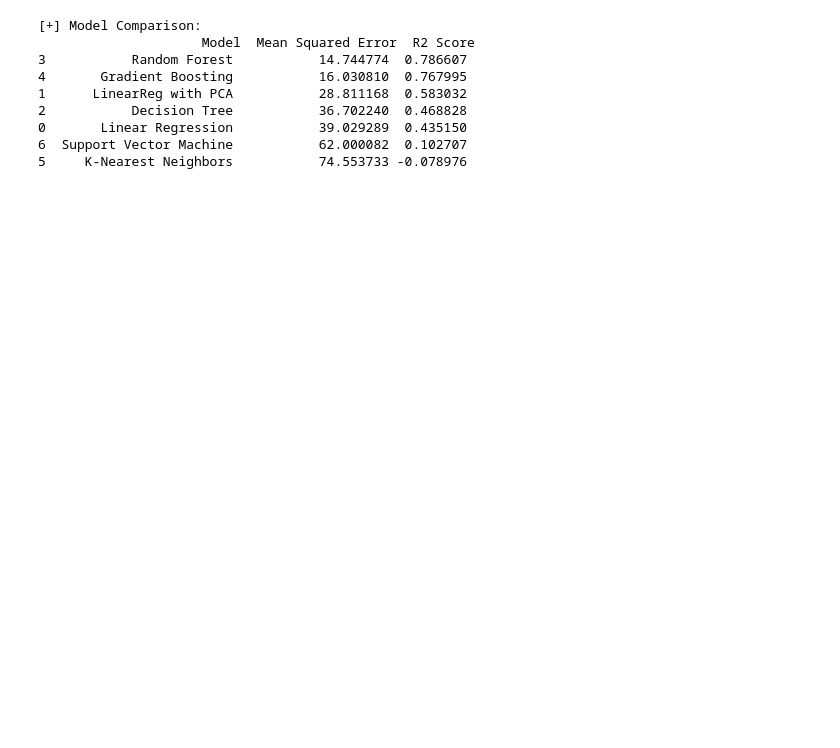
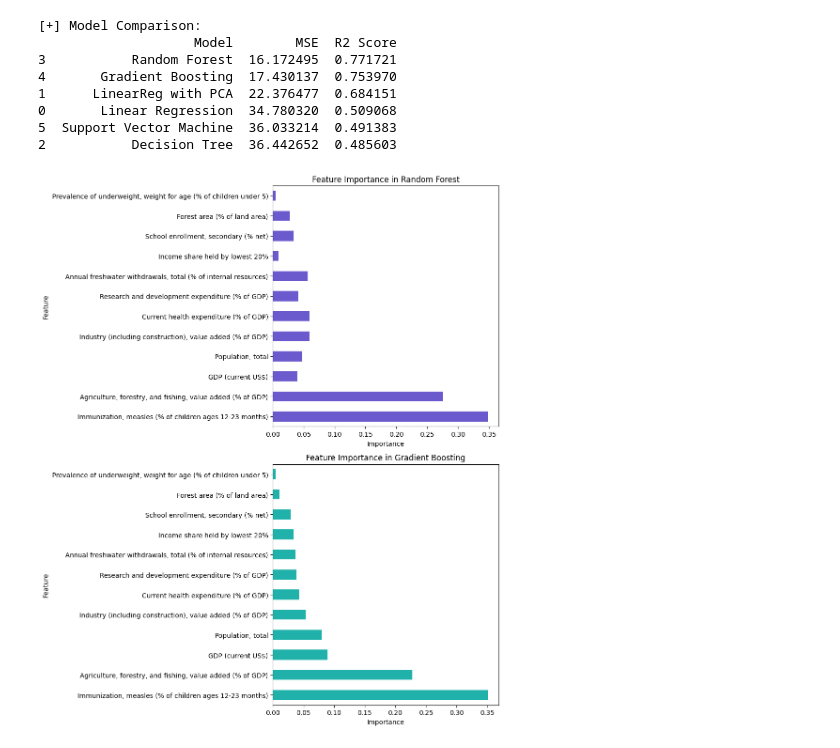
Before and after one commit to LiferLifer/EE340_SLforDS_Final_Project, a Jupyter notebook: project_01/task5.ipynb, the cells around one changed output. Cells and saved outputs as stored; diff of their text form; code cells hidden in the pictures; blank space fills up the shorter version.

```diff
--- a/project_01/task5.ipynb
+++ b/project_01/task5.ipynb
@@ -345,20 +344,47 @@ print("\n[+] R2 Score (Support Vector Machine):\n", r2_svm)
 # Compare the performance of different models
 
 # create a DataFrame for the results
-models = ['Linear Regression', 'LinearReg with PCA', 'Decision Tree', 'Random Forest', 'Gradient Boosting', 'K-Nearest Neighbors', 'Support Vector Machine']
-mse_values = [mse, best_mse, mse_tree, mse_forest, mse_gb, mse_knn, mse_svm]
-r2_values = [r2, best_r2, r2_tree, r2_forest, r2_gb, r2_knn, r2_svm]
+models = ['Linear Regression', 'LinearReg with PCA', 'Decision Tree', 'Random Forest', 'Gradient Boosting', 'Support Vector Machine']
+mse_values = [mse_lr, mse_pca_lr, mse_dt, mse_rf, mse_gb, mse_svm]
+r2_values = [r2_lr, r2_pca_lr, r2_dt, r2_rf, r2_gb, r2_svm]
 
-results = pd.DataFrame({'Model': models, 'Mean Squared Error': mse_values, 'R2 Score': r2_values})
+results = pd.DataFrame({'Model': models, 'MSE': mse_values, 'R2 Score': r2_values})
 results = results.sort_values(by='R2 Score', ascending=False)
-print("\n[+] Model Comparison:\n", results)
+print("\n[+] Model Comparison:")
+print(results)
 # %% [output]
 [+] Model Comparison:
-                     Model  Mean Squared Error  R2 Score
-3           Random Forest           14.744774  0.786607
-4       Gradient Boosting           16.030810  0.767995
-1      LinearReg with PCA           28.811168  0.583032
-2           Decision Tree           36.702240  0.468828
-0       Linear Regression           39.029289  0.435150
-6  Support Vector Machine           62.000082  0.102707
-5     K-Nearest Neighbors           74.553733 -0.078976
+                    Model        MSE  R2 Score
+3           Random Forest  16.172495  0.771721
+4       Gradient Boosting  17.430137  0.753970
+1      LinearReg with PCA  22.376477  0.684151
+0       Linear Regression  34.780320  0.509068
+5  Support Vector Machine  36.033214  0.491383
+2           Decision Tree  36.442652  0.485603
+# %%
+import matplotlib.pyplot as plt
+
+# Extracting feature importance from the RandomForest and Gradient Boosting models
+feature_importance_rf = rf.feature_importances_
+feature_importance_gb = gb.feature_importances_
+
+# Creating a DataFrame to hold the feature importance data
+features = X.columns
+importance_df = pd.DataFrame({
+    'Feature': features,
+    'Importance_RF': feature_importance_rf,
+    'Importance_GB': feature_importance_gb
+}).sort_values(by='Importance_GB', ascending=False)
+
+# Plotting feature importance
+fig, ax = plt.subplots(2, 1, figsize=(10, 12))
+importance_df.plot(kind='barh', x='Feature', y='Importance_RF', ax=ax[0], color='slateblue', legend=False)
+ax[0].set_title('Feature Importance in Random Forest')
+ax[0].set_xlabel('Importance')
+importance_df.plot(kind='barh', x='Feature', y='Importance_GB', ax=ax[1], color='lightseagreen', legend=False)
+ax[1].set_title('Feature Importance in Gradient Boosting')
+ax[1].set_xlabel('Importance')
+plt.tight_layout()
+plt.show()
+# %% [output]
+[figure, added]
```
Also changed, not shown: parts of 25 cells of this notebook, 12 other files.
